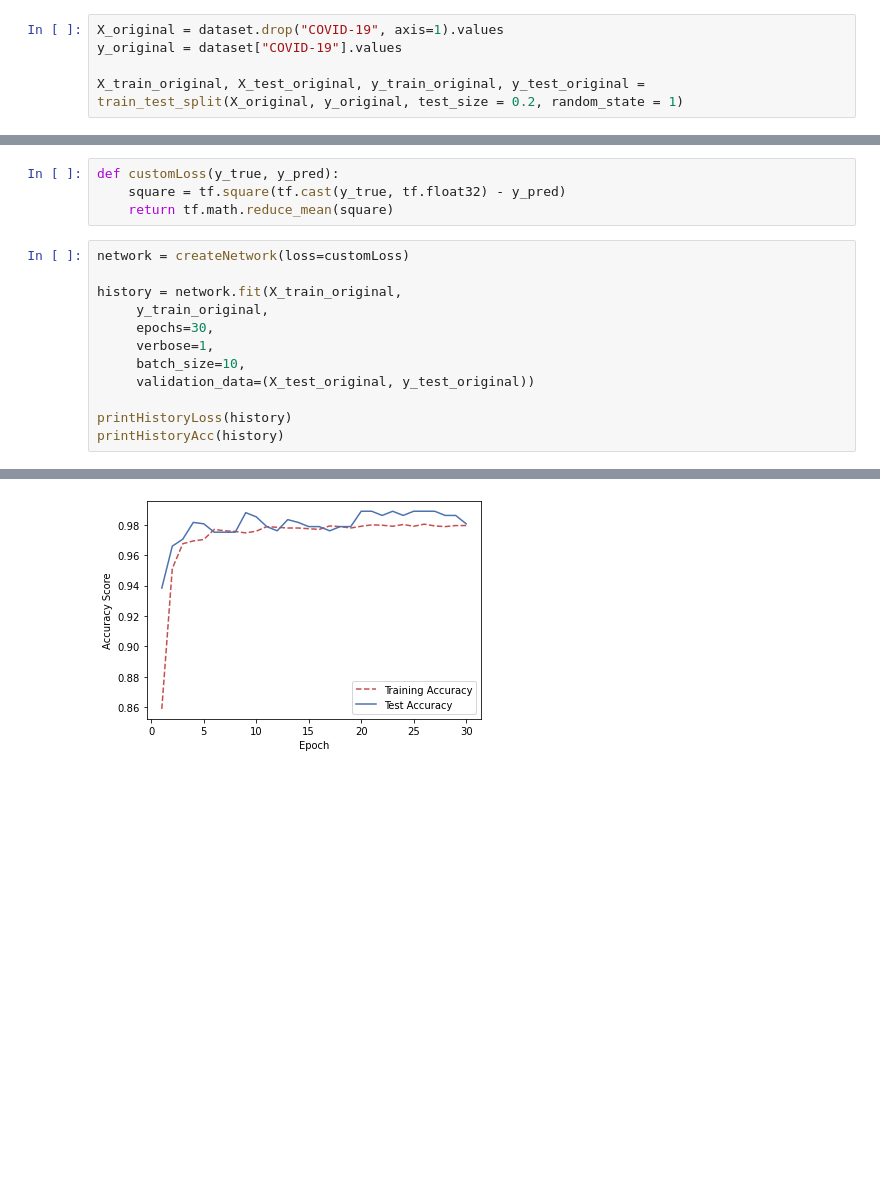
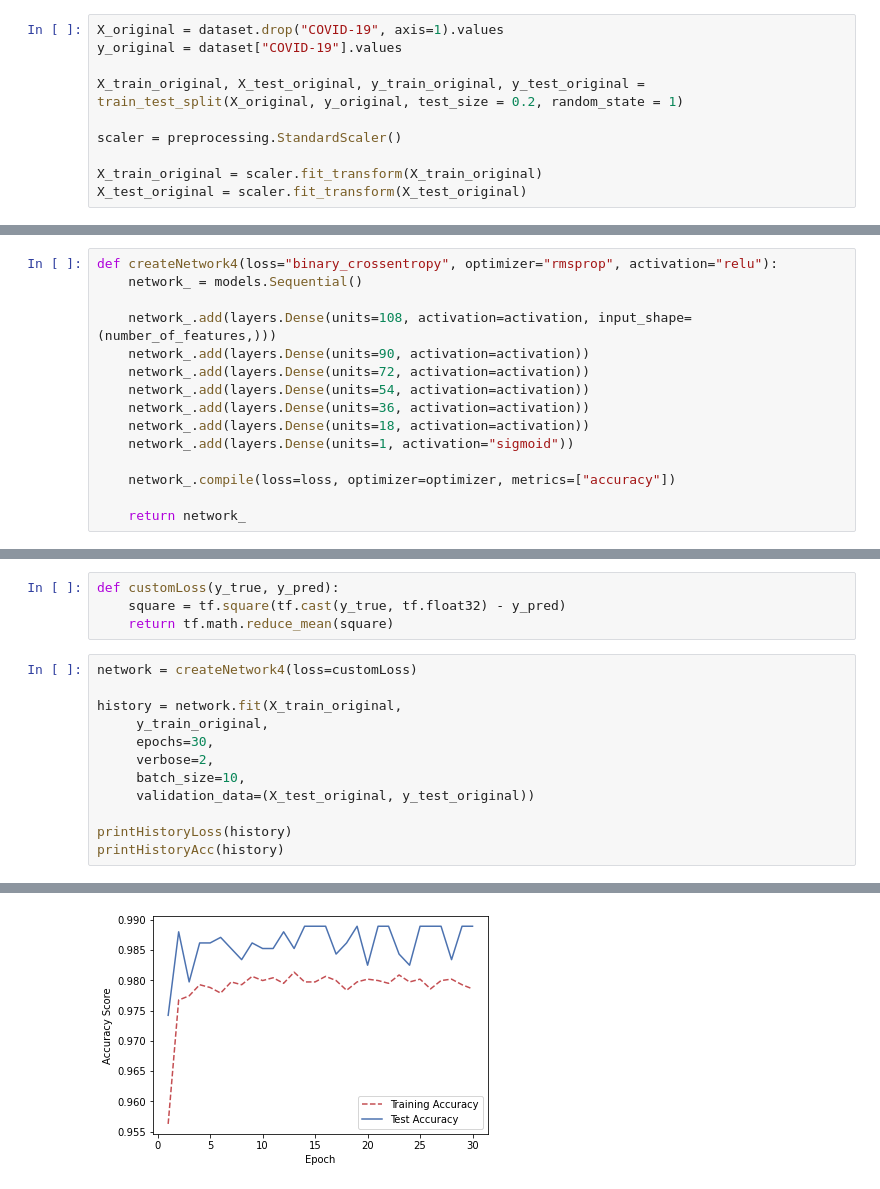
Before and after one commit to MilicaTrifunovic/MachineLearning, a Jupyter notebook: Project 3/NeuralNetworks.ipynb, the cells around one changed output, grey strips where cells are left out. Cells and saved outputs as stored; diff of their text form; blank space fills up the shorter version.

```diff
--- a/Project 3/NeuralNetworks.ipynb
+++ b/Project 3/NeuralNetworks.ipynb
@@ -278,6 +278,11 @@ X_original = dataset.drop("COVID-19", axis=1).values
 y_original = dataset["COVID-19"].values
 
 X_train_original, X_test_original, y_train_original, y_test_original = train_test_split(X_original, y_original, test_size = 0.2, random_state = 1)
+
+scaler = preprocessing.StandardScaler()
+
+X_train_original = scaler.fit_transform(X_train_original)
+X_test_original = scaler.fit_transform(X_test_original)
 # %%
 number_of_features = 18
 # %% [markdown]
@@ -295,0 +333,15 @@ def createNetwork(loss="binary_crossentropy", optimizer="rmsprop", activation="r
+# %%
+def createNetwork4(loss="binary_crossentropy", optimizer="rmsprop", activation="relu"):
+    network_ = models.Sequential()
+
+    network_.add(layers.Dense(units=108, activation=activation, input_shape=(number_of_features,)))
+    network_.add(layers.Dense(units=90, activation=activation))
+    network_.add(layers.Dense(units=72, activation=activation))
+    network_.add(layers.Dense(units=54, activation=activation))
+    network_.add(layers.Dense(units=36, activation=activation))
+    network_.add(layers.Dense(units=18, activation=activation))
+    network_.add(layers.Dense(units=1, activation="sigmoid"))
+
+    network_.compile(loss=loss, optimizer=optimizer, metrics=["accuracy"])
+
+    return network_
@@ -647,12 +764,12 @@ def customLoss(y_true, y_pred):
     square = tf.square(tf.cast(y_true, tf.float32) - y_pred)
     return tf.math.reduce_mean(square)
 # %%
-network = createNetwork(loss=customLoss)
+network = createNetwork4(loss=customLoss)
 
 history = network.fit(X_train_original,
      y_train_original,
      epochs=30,
-     verbose=1,
+     verbose=2,
      batch_size=10,
      validation_data=(X_test_original, y_test_original))
 
@@ -680 +797 @@ Epoch 30/30
-[figure, old version]
+[figure, new version]
```
Also changed, not shown: parts of 32 cells of this notebook.
